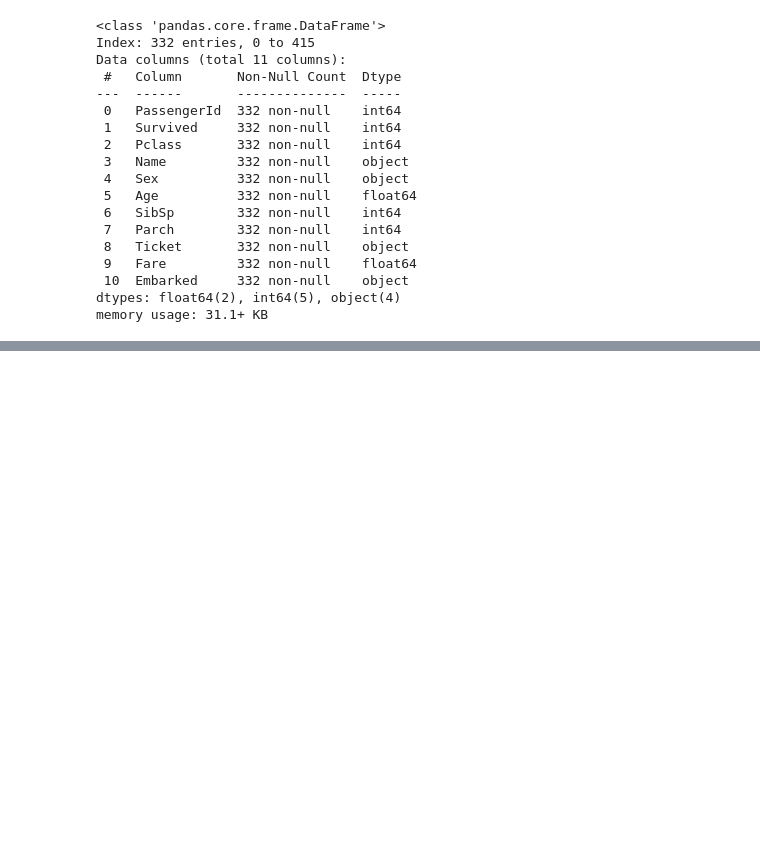
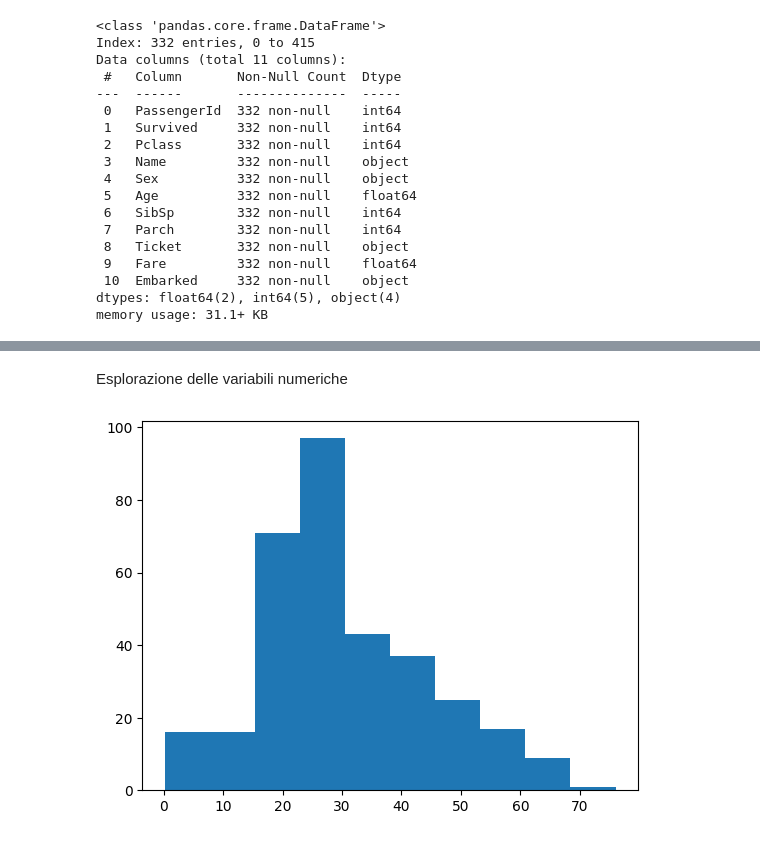
Before and after one commit to saajann/data-science, a Jupyter notebook: examples/02_titanic_EDA.ipynb, the cells around one changed output, grey strips where cells are left out. Drawn from its saved outputs; the diff is of its cells as text; code cells hidden in the pictures; blank space fills up the shorter version.

```diff
--- a/examples/02_titanic_EDA.ipynb
+++ b/examples/02_titanic_EDA.ipynb
@@ -113,0 +160,7 @@ memory usage: 31.1+ KB
+# %% [markdown]
+Esplorazione delle variabili numeriche
+# %%
+plt.hist(df['Age'])
+plt.show()
+# %% [output]
+[figure, added]
```
Also changed, not shown: parts of 7 cells of this notebook.
